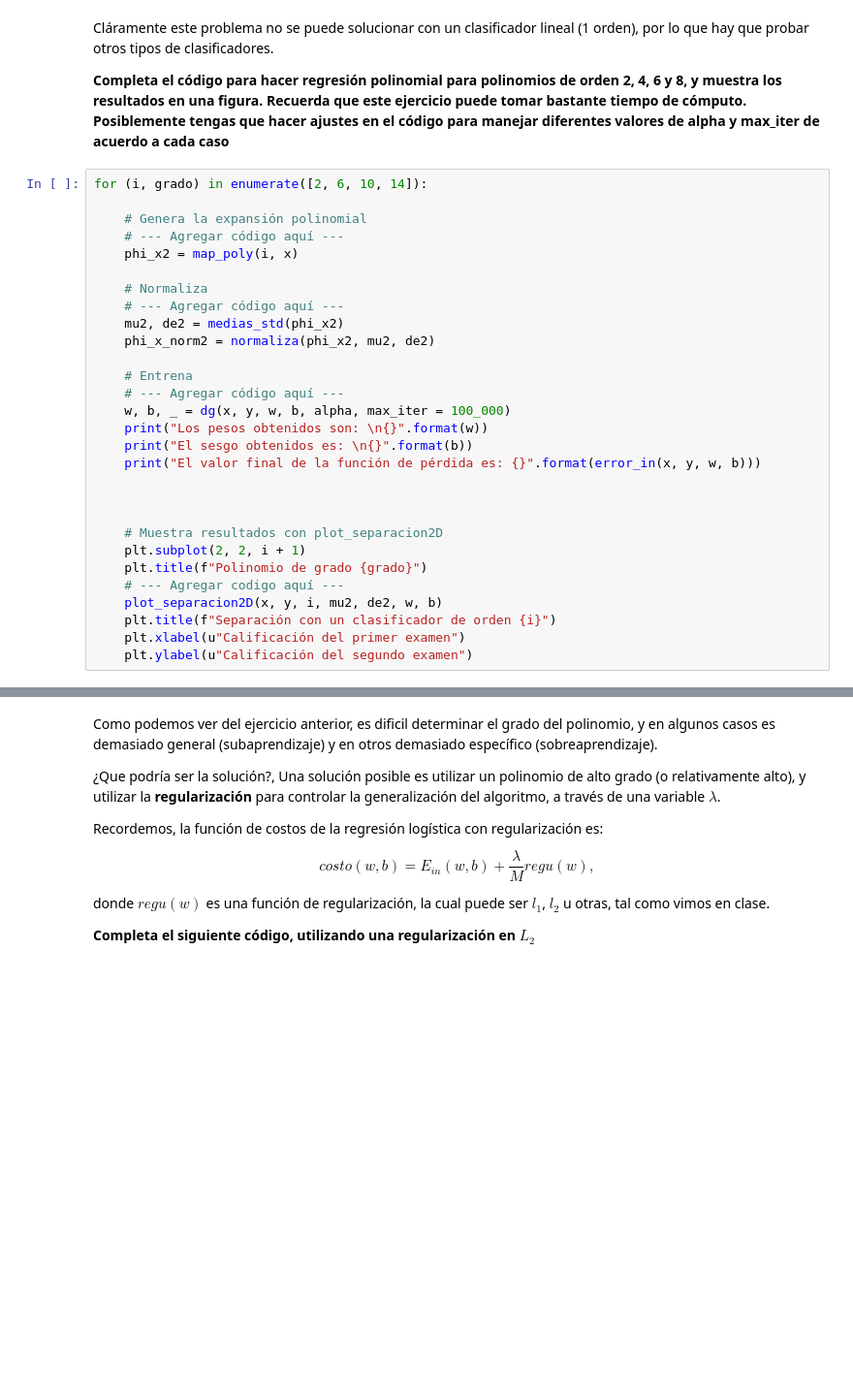
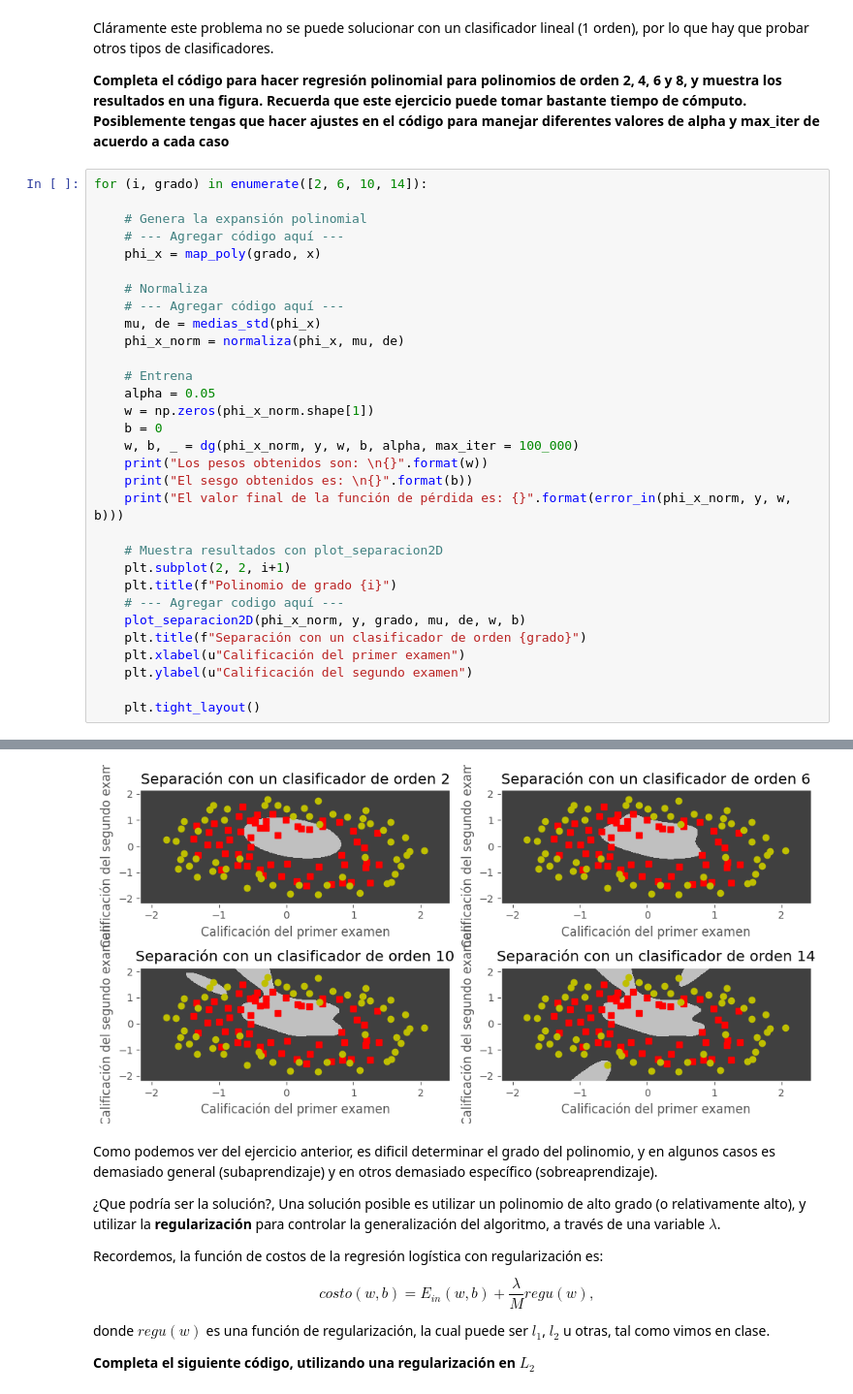
Before and after one commit to Jupazumur/2-Aprendizaje-2026, a Jupyter notebook: regularizacion_logistica.ipynb, the cells around one changed output, grey strips where cells are left out. Shown at 97% size. Drawn from its saved outputs; the diff is of its cells as text; blank space fills up the shorter version.

```diff
--- a/regularizacion_logistica.ipynb
+++ b/regularizacion_logistica.ipynb
@@ -426,27 +426,30 @@ for (i, grado) in enumerate([2, 6, 10, 14]):
 
     # Genera la expansión polinomial
     # --- Agregar código aquí ---
-    phi_x2 = map_poly(i, x)
+    phi_x = map_poly(grado, x)
 
     # Normaliza
     # --- Agregar código aquí ---
-    mu2, de2 = medias_std(phi_x2)
-    phi_x_norm2 = normaliza(phi_x2, mu2, de2)
+    mu, de = medias_std(phi_x)
+    phi_x_norm = normaliza(phi_x, mu, de)
 
     # Entrena
-    # --- Agregar código aquí ---
-    w, b, _ = dg(x, y, w, b, alpha, max_iter = 100_000)
+    alpha = 0.05
+    w = np.zeros(phi_x_norm.shape[1])
+    b = 0
+    w, b, _ = dg(phi_x_norm, y, w, b, alpha, max_iter = 100_000)
     print("Los pesos obtenidos son: \n{}".format(w))
     print("El sesgo obtenidos es: \n{}".format(b))
-    print("El valor final de la función de pérdida es: {}".format(error_in(x, y, w, b)))
-
-
+    print("El valor final de la función de pérdida es: {}".format(error_in(phi_x_norm, y, w, b)))
 
     # Muestra resultados con plot_separacion2D
-    plt.subplot(2, 2, i + 1)
-    plt.title(f"Polinomio de grado {grado}")
+    plt.subplot(2, 2, i+1)
+    plt.title(f"Polinomio de grado {i}")
     # --- Agregar codigo aquí ---
-    plot_separacion2D(x, y, i, mu2, de2, w, b)
-    plt.title(f"Separación con un clasificador de orden {i}")
+    plot_separacion2D(phi_x_norm, y, grado, mu, de, w, b)
+    plt.title(f"Separación con un clasificador de orden {grado}")
     plt.xlabel(u"Calificación del primer examen")
     plt.ylabel(u"Calificación del segundo examen")
+
+    plt.tight_layout()
+# %% [output]
@@ -453,3 +473,4 @@ for (i, grado) in enumerate([2, 6, 10, 14]):
+[figure, added]
 # %% [markdown]
 Como podemos ver del ejercicio anterior, es dificil determinar el grado del polinomio, y en algunos casos es demasiado general (subaprendizaje) y en otros demasiado específico (sobreaprendizaje).
 
```
Also changed, not shown: parts of 7 cells of this notebook.
